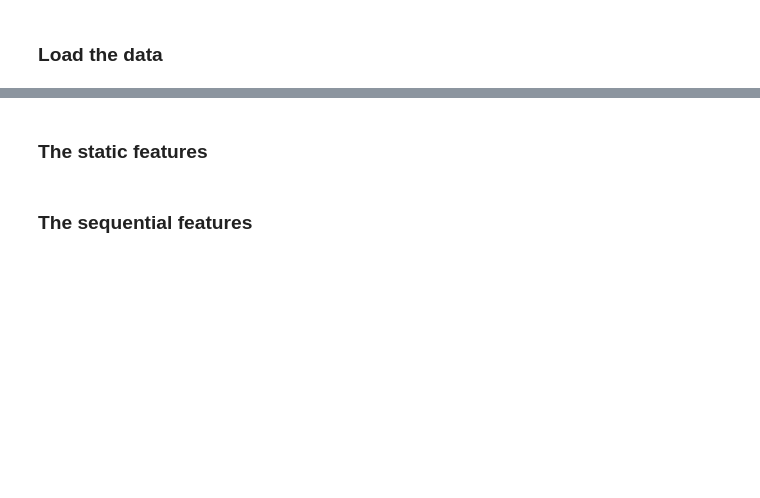
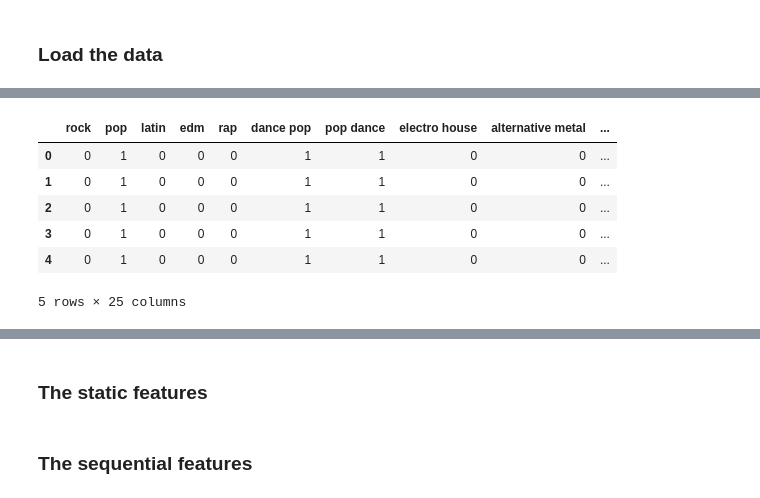
Before and after one commit to Egiob/spotify_genre_challenge, a Jupyter notebook: starting_kit.ipynb, the cells around one changed output, grey strips where cells are left out. Cells and saved outputs as stored; diff of their text form; code cells hidden in the pictures; blank space fills up the shorter version.

```diff
--- a/starting_kit.ipynb
+++ b/starting_kit.ipynb
@@ -22,0 +58,10 @@ If the data has not yet been downloaded locally, uncomment the following cell an
+# %%
+y_df.head()
+# %% [output]
+|  | rock | pop | latin | edm | rap | dance pop | pop dance | electro house | alternative metal | ... |
+| 0 | 0 | 1 | 0 | 0 | 0 | 1 | 1 | 0 | 0 | ... |
+| 1 | 0 | 1 | 0 | 0 | 0 | 1 | 1 | 0 | 0 | ... |
+| 2 | 0 | 1 | 0 | 0 | 0 | 1 | 1 | 0 | 0 | ... |
+| 3 | 0 | 1 | 0 | 0 | 0 | 1 | 1 | 0 | 0 | ... |
+| 4 | 0 | 1 | 0 | 0 | 0 | 1 | 1 | 0 | 0 | ... |
+5 rows × 25 columns
```
Also changed, not shown: parts of 15 cells of this notebook, 3 other files.
